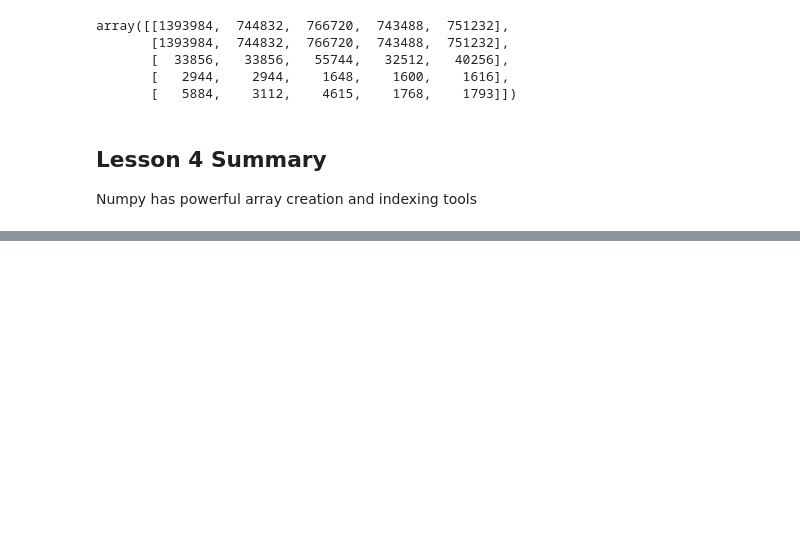
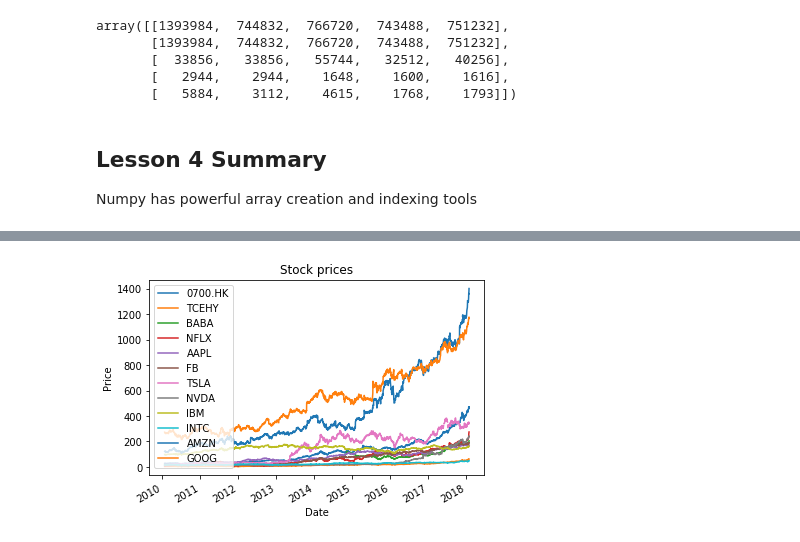
Before and after one commit to Oadegbite/Projects, a Jupyter notebook: UdacityFinacialCourse/TestBox.ipynb, the cells around one changed output, grey strips where cells are left out. Cells and saved outputs as stored; diff of their text form; code cells hidden in the pictures; blank space fills up the shorter version.

```diff
--- a/UdacityFinacialCourse/TestBox.ipynb
+++ b/UdacityFinacialCourse/TestBox.ipynb
@@ -698,0 +709,2 @@ Numpy has powerful array creation and indexing tools
+# %%
+dfL5 = MakeJoin(Following,'Adj Close')
@@ -698,0 +732,4 @@ Numpy has powerful array creation and indexing tools
+# %%
+dfPlot(dfL5)
+# %% [output]
+[figure, added]
```
Also changed, not shown: parts of 18 cells of this notebook, 1 other file.
